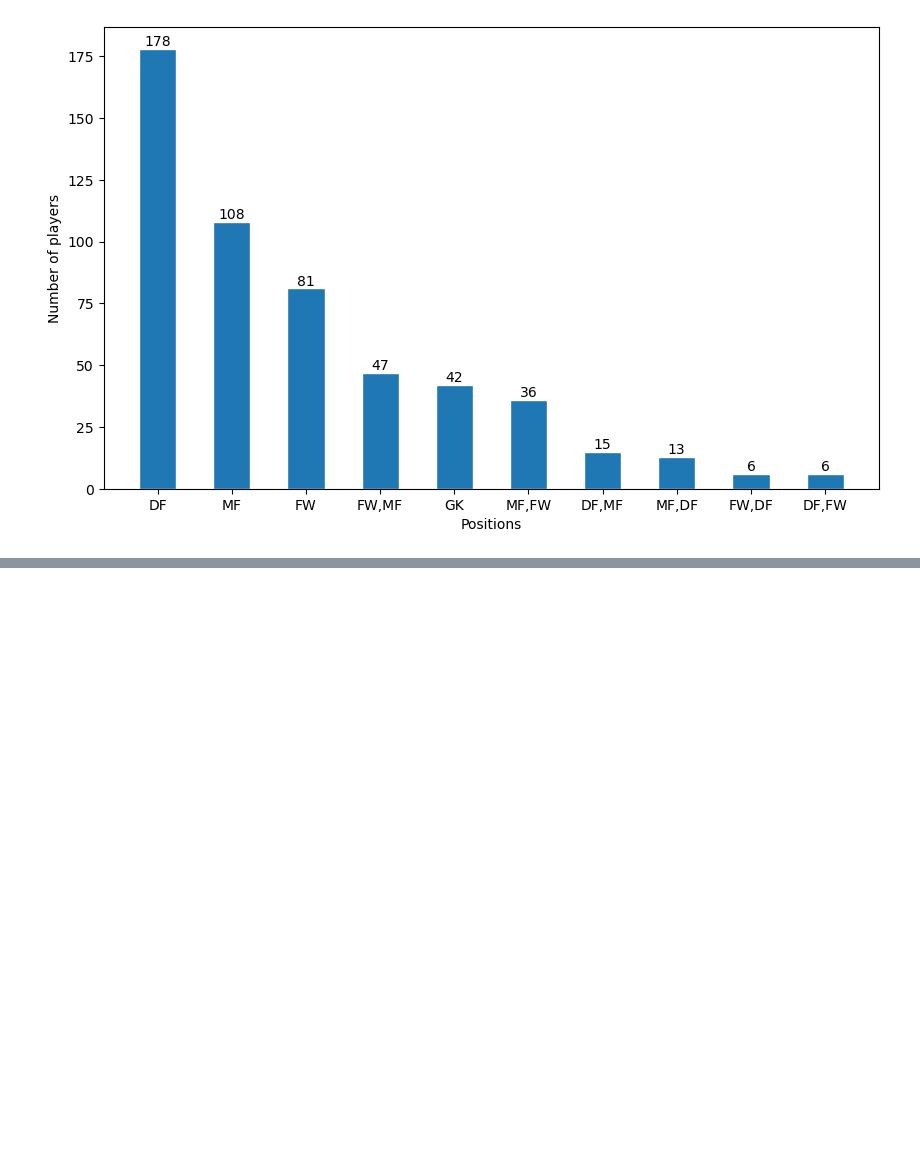
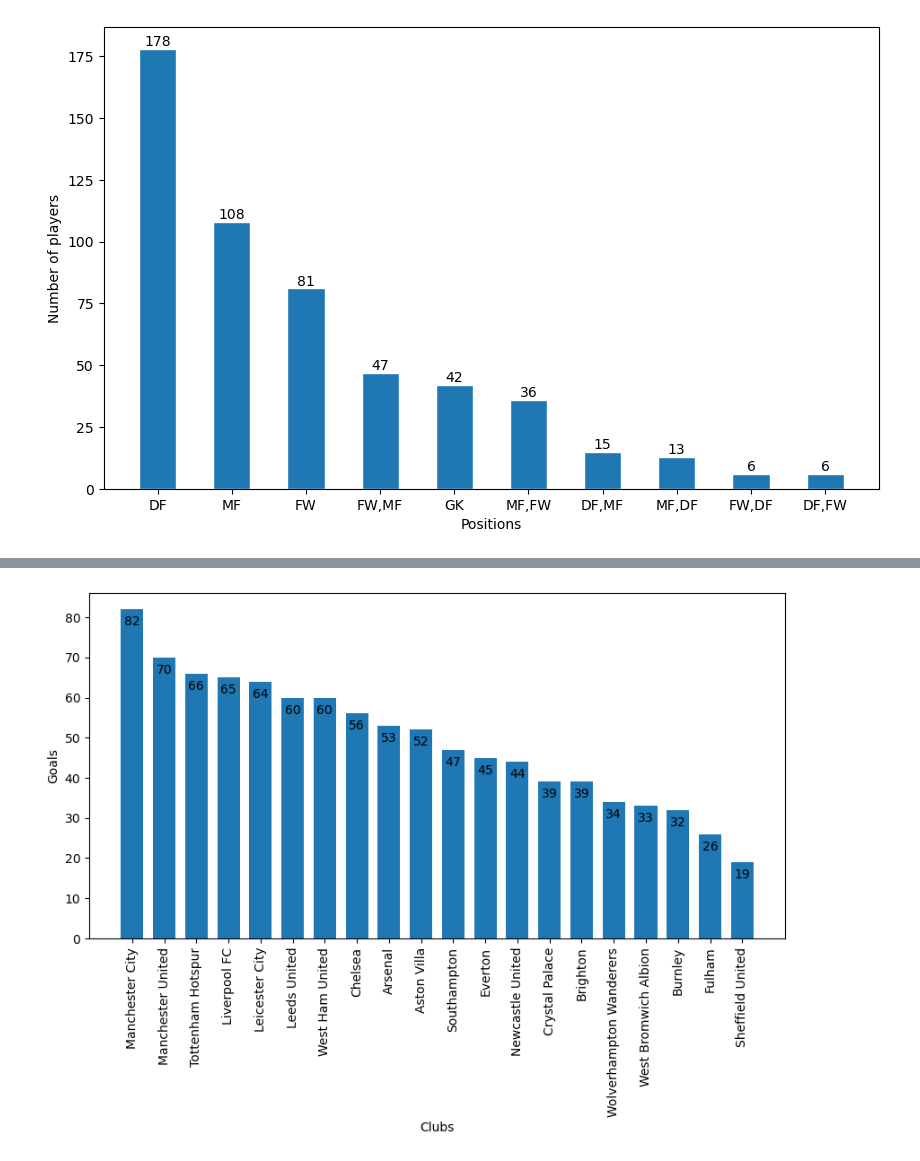
Before and after one commit to zafchiel/datas-notebooks, a Jupyter notebook: premier-league/analysis.ipynb, the cells around one changed output, grey strips where cells are left out. Saved outputs shown, nothing was run; the diff lists cells and outputs as text; code cells hidden in the pictures; blank space fills up the shorter version.

Commit message:
goals by club

```diff
--- a/premier-league/analysis.ipynb
+++ b/premier-league/analysis.ipynb
@@ -173,4 +173,6 @@ plt.show()
 # %% [output]
 [figure]
 # %%
+goals = df.groupby('Club')['Goals'].sum().sort_values(ascending=False).reset_index()
+goals
 # %% [output]
@@ -177,0 +196,14 @@ plt.show()
+# %%
+plt.figure(figsize=(10, 5))
+
+plt.xlabel('Clubs')
+plt.ylabel('Goals')
+
+plt.xticks(rotation=90)
+
+bars = plt.bar(goals['Club'], goals['Goals'], width=0.7)
+plt.bar_label(bars, padding=-15)
+
+plt.show()
+# %% [output]
+[figure, added]
```
Also changed, not shown: parts of 2 cells of this notebook.
